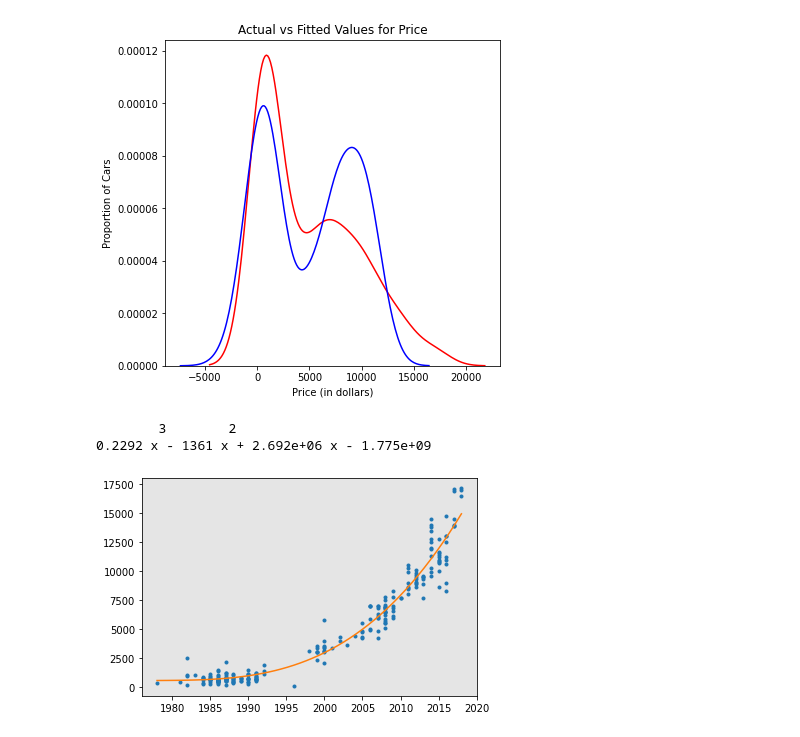
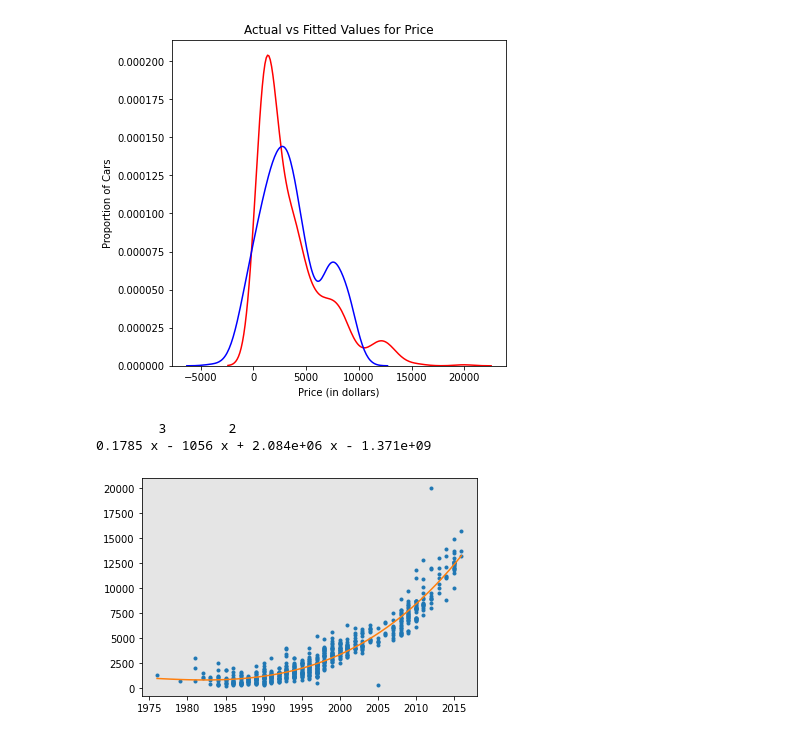
Before and after one commit to grtfreitas/PredictiveModelingRegression, a Jupyter notebook: PredictiveModelingRegression.ipynb, the cells around one changed output. Drawn from its saved outputs; the diff is of its cells as text; code cells hidden in the pictures.

```diff
--- a/PredictiveModelingRegression.ipynb
+++ b/PredictiveModelingRegression.ipynb
@@ -102,4 +66,4 @@ sns.boxplot(x='state',y='price_usd',data=vwjetta_df, ax=axs[3])
 def Dummies(df,column):
     return pd.concat([df, pd.get_dummies(df[column])],axis=1).drop(column,axis=1)
 # %%
-Dummies(SelectModel('/home/gfreitas/Downloads/ModeloPreditivoCarrosUsados/cars.csv','Golf'),['transmission','state','engine_fuel','drivetrain','color'])
+cardf = Dummies(SelectModel('C:/Users/Gfreitas/Downloads/ModeloPreditivoCarrosUsados/cars.csv','Golf'),['transmission','state','engine_fuel','drivetrain','color'])
@@ -178,10 +91,9 @@ col
 # %%
 #Vamos Analisar a significância estatística das variáveis em comparação com o preço (price_usd).
-#Neste projeto, vamos utilizar p < 0.05 como estatisticamente significante, ou seja, temos confiança de >95% de que a correlação entre os dados é significante, e não uma coincidência)
-#create loop, all columns minus price usd tuple
-vwjetta_df = Dummies(SelectModel('/home/gfreitas/Downloads/ModeloPreditivoCarrosUsados/cars.csv','Golf'),['transmission','state','engine_fuel','drivetrain','color'])
+#Neste projeto, vamos determinar p < 0.05 como estatisticamente significante, ou seja, temos confiança de >95% de que a correlação entre os dados é significante, e não uma coincidência.
+##move price column to end and remove from loop
 def CoefPearson(df):
-    col = list(df)
-    for x in col:
+    for x in list(df.columns):
         coef, p = stats.pearsonr(df[x], df['price_usd'])
-        return print("For",x,"x Price Pearson Coef:",coef,"P-Value:",p)
+        print("For",x,"x Price Pearson Coef:",coef,"P-Value:",p)
+    return
@@ -260,0 +156,13 @@ plt.show()
+# %%
+#Regressão Linear Simples + Residual Plot
+lm = LinearRegression()
+X = cardf[['year_produced']]
+Y = cardf['price_usd']
+lm.fit(X,Y)
+fig, axs = plt.subplots(ncols=2, figsize=(30,6))
+ax0 = sns.regplot(x=X,y=Y,data=cardf,ax=axs[0])
+ax1 = sns.residplot(x=X,y=Y,data=cardf,ax=axs[1])
+ax0.set_ylim(0,)
+ax0.set_xlim(cardf['year_produced'].min(),)
+print('Model Equation: Predicted Price =',lm.intercept_,'+ (',float(lm.coef_),'*','Year Produced)')
+#Residual plot shows that linear regression is not a good model
@@ -261,12 +172,12 @@ plt.show()
 # %%
 #Regressão Linear Múltipla
 lm1 = LinearRegression()
-Z = vwjetta_df[['odometer_value','year_produced', 'trans_auto','state_emergency']]
+Z = vwjetta_df[['odometer_value','year_produced', 'transmission_automatic','state_emergency']]
 lm1.fit(Z,Y)
 width = 6
 height = 6
 print("Ponto de Interceptação:",lm1.intercept_)
 print("Coeficientes:",lm1.coef_)
 print('Equação do Modelo: Preço = ',lm1.intercept_,'+ (',lm1.coef_[0],'*','Odômetro)+(',lm1.coef_[1],'*','Ano Produzido)+(',lm1.coef_[2],'*','Automático? 1-Sim, 0-Não)+(',lm1.coef_[3],'*','Acidentes? 1-Sim, 0-Não)')
-print('VW Jetta com 120000 km rodados, ano de 2010, automático, sem acidentes, tem o preço predito :',(lm1.coef_[0]*120000)+(lm1.coef_[1]*2010)+(lm1.coef_[2]*1)+(lm1.coef_[3]*0)+lm1.intercept_)
+print('Carro com 120000 km rodados, ano de 2010, automático, sem acidentes, tem o preço predito :',(lm1.coef_[0]*120000)+(lm1.coef_[1]*2010)+(lm1.coef_[2]*1)+(lm1.coef_[3]*0)+lm1.intercept_)
 # %% [output]
@@ -277,8 +204,8 @@ VW Jetta com 120000 km rodados, ano de 2010, automático, sem acidentes, tem o p
 # %%
 Y_hat = lm1.predict(Z)
 plt.figure(figsize=(width, height))
-ax1 = sns.distplot(vwjetta_df['price_usd'], hist=False, color="r", label="Actual Value")
-sns.distplot(Y_hat, hist=False, color="b", label="Fitted Values" , ax=ax1)
+ax1 = sns.kdeplot(vwjetta_df['price_usd'], color="r", label="Actual Value")
+sns.kdeplot(Y_hat, color="b", label="Fitted Values" , ax=ax1)
 
 plt.title('Actual vs Fitted Values for Price')
 plt.xlabel('Price (in dollars)')
@@ -287,30 +214,29 @@ plt.ylabel('Proportion of Cars')
 plt.show()
 plt.close()
 # %% [output]
-[figure, old version]
+[figure, new version]
 # %%
 #Regressao Polinomial
-
-x = vwjetta_df['year_produced']
+x = cardf['year_produced']
 
 def PlotPolly(model, independent_variable, dependent_variabble, Name):
     x_new = np.linspace(x.min(),x.max())
     y_new = model(x_new)
     plt.plot(independent_variable, dependent_variabble, '.', x_new, y_new, '-')
     ax = plt.gca()
     ax.set_facecolor((0.898, 0.898, 0.898))
     fig = plt.gcf()
     plt.show()
     plt.close()
 
 f = np.polyfit(x, Y, 3)
 p = np.poly1d(f)
 print(p)
 PlotPolly(p, x, Y, 'year_produced')
 # %% [output]
         3        2
-0.2292 x - 1361 x + 2.692e+06 x - 1.775e+09
+0.1785 x - 1056 x + 2.084e+06 x - 1.371e+09
-[figure, old version]
+[figure, new version]
 # %%
 J = 2010 #input do ano a ser predito
 print((p[0])+(p[1]*(J))+(p[2]*(J**2))+(p[3]*(J**3)))
```
Also changed, not shown: parts of 29 cells of this notebook.
